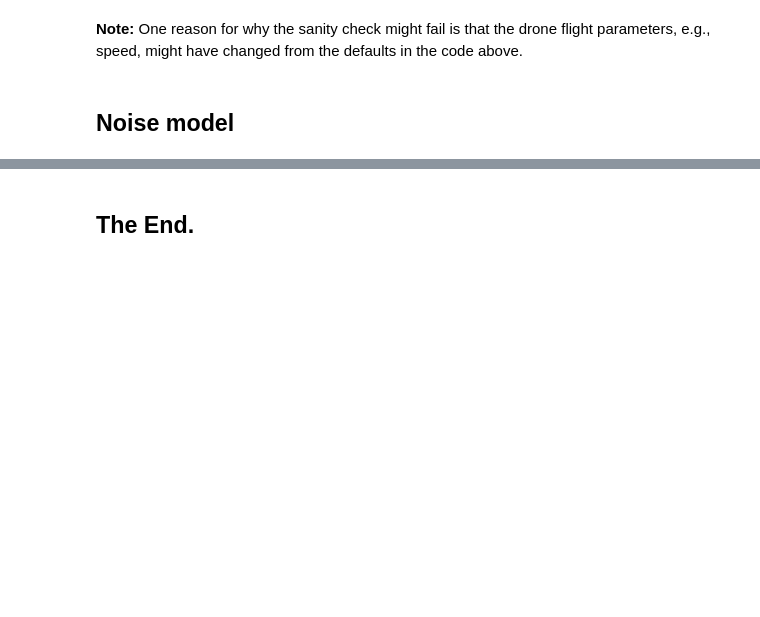
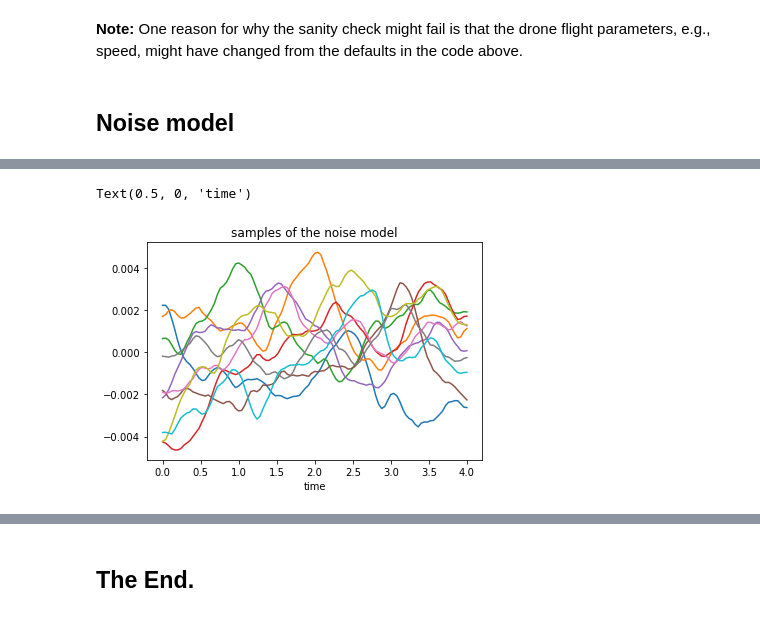
Before and after one commit to leyffer/m2dtIceSheet, a Jupyter notebook: notebooks/0_circle.ipynb, the cells around one changed output, grey strips where cells are left out. Cells and saved outputs as stored; diff of their text form; code cells hidden in the pictures; blank space fills up the shorter version.

Commit message:
noise model

```diff
--- a/notebooks/0_circle.ipynb
+++ b/notebooks/0_circle.ipynb
@@ -339,0 +311,14 @@ Sanity check:  True
+# %%
+noise_model = NoiseModel(grid_t=grid_t, c_scaling=1e+2, c_diffusion = 1e-1)
+# %%
+test = noise_model.sample(n_samples = 10)
+
+fig, ax = plt.subplots(1,1)
+for i in range(10):
+    ax.plot(grid_t, test[:, i])
+
+ax.set_title("samples of the noise model")
+ax.set_xlabel("time")
+# %% [output]
+Text(0.5, 0, 'time')
+[figure, added]
```
Also changed, not shown: parts of 15 cells of this notebook, 1 other file.
